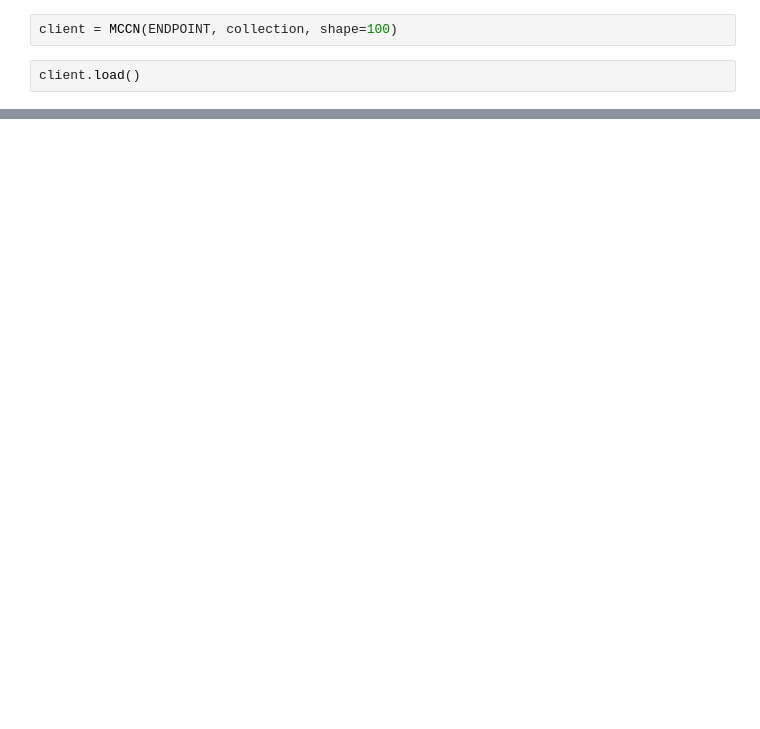
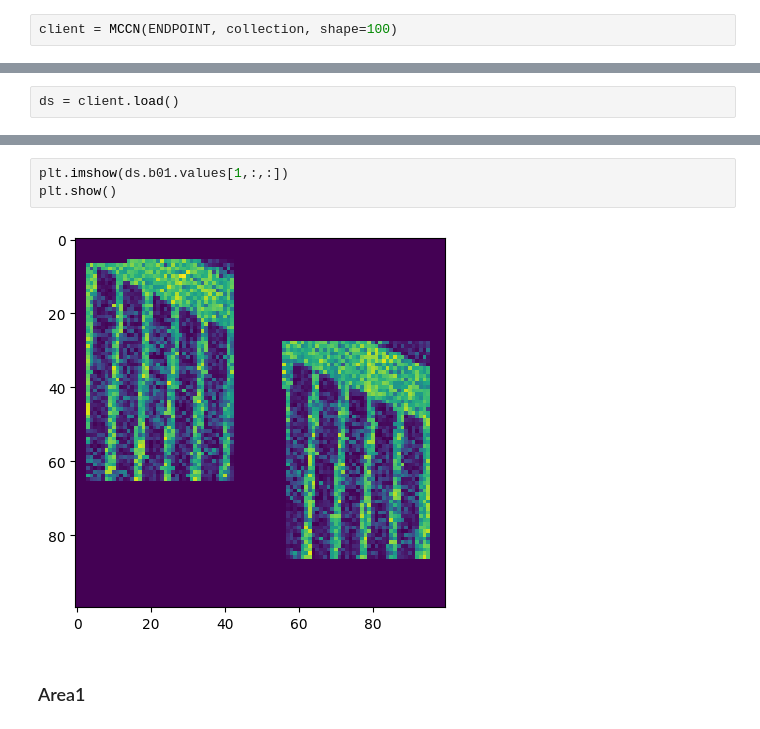
Before and after one commit to aus-plant-phenomics-network/mccn-engine, a Jupyter notebook: mccn_demo.ipynb, the cells around one changed output, grey strips where cells are left out. Drawn from its saved outputs; the diff is of its cells as text; blank space fills up the shorter version.

```diff
--- a/mccn_demo.ipynb
+++ b/mccn_demo.ipynb
@@ -8,4 +10,2 @@ collection = "ozbarley"
 # %%
 client = MCCN(ENDPOINT, collection, shape=100)
-# %%
-client.load()
@@ -27,0 +12,2 @@ Data variables:
+# %%
+ds = client.load()
@@ -27,0 +34,7 @@ Data variables:
+# %%
+plt.imshow(ds.b01.values[1,:,:])
+plt.show()
+# %% [output]
+[figure, added]
+# %% [markdown]
+### Area1
```
Also changed, not shown: parts of 7 cells of this notebook.
